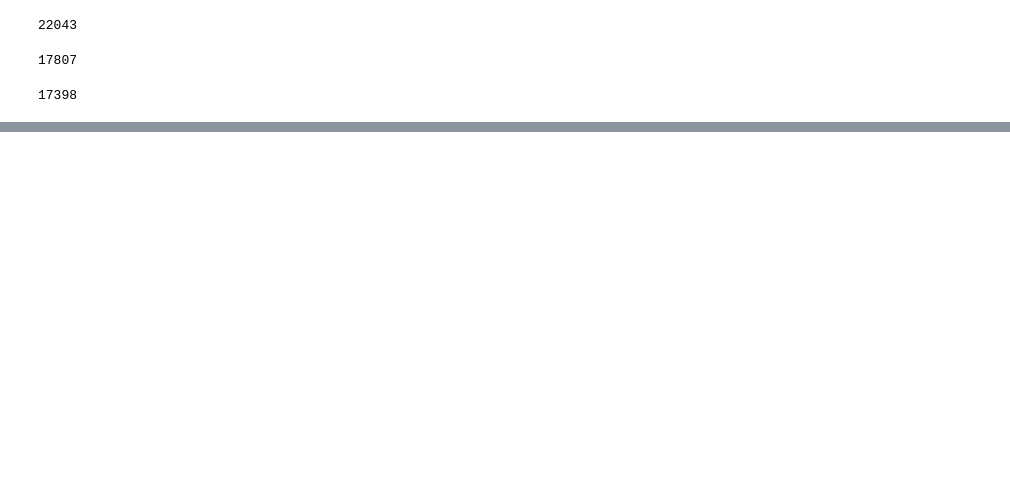
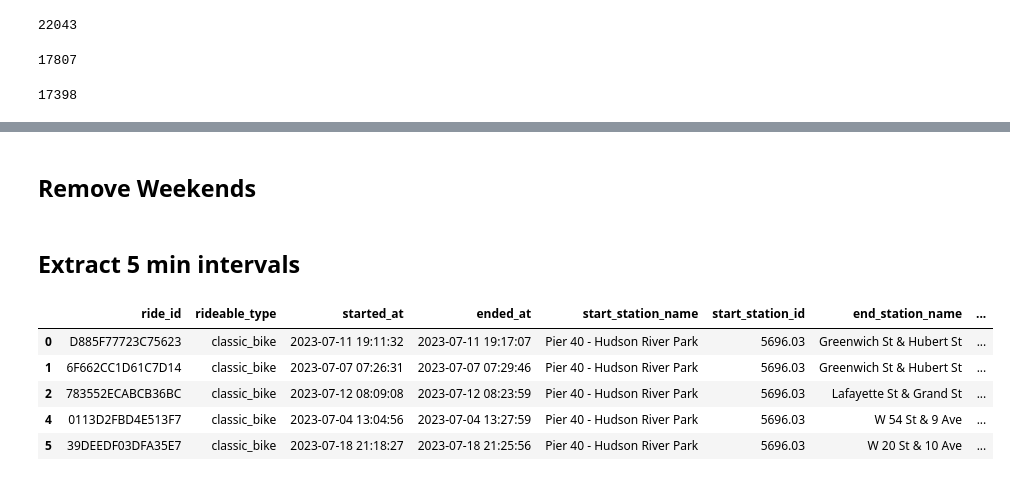
Before and after one commit to bwoody13/nyc-citibike-markovchain, a Jupyter notebook: project.ipynb, the cells around one changed output, grey strips where cells are left out. Saved outputs shown, nothing was run; the diff lists cells and outputs as text; code cells hidden in the pictures; blank space fills up the shorter version.

```diff
--- a/project.ipynb
+++ b/project.ipynb
@@ -223,0 +244,2 @@ Todo after:
+# %% [markdown]
+## Remove Weekends
@@ -223,0 +249,2 @@ Todo after:
+# %% [markdown]
+## Extract 5 min intervals
@@ -223,0 +255,9 @@ Todo after:
+# %%
+df_stations.head()
+# %% [output]
+|  | ride_id | rideable_type | started_at | ended_at | start_station_name | start_station_id | end_station_name | ... |
+| 0 | D885F77723C75623 | classic_bike | 2023-07-11 19:11:32 | 2023-07-11 19:17:07 | Pier 40 - Hudson River Park | 5696.03 | Greenwich St & Hubert St | ... |
+| 1 | 6F662CC1D61C7D14 | classic_bike | 2023-07-07 07:26:31 | 2023-07-07 07:29:46 | Pier 40 - Hudson River Park | 5696.03 | Greenwich St & Hubert St | ... |
+| 2 | 783552ECABCB36BC | classic_bike | 2023-07-12 08:09:08 | 2023-07-12 08:23:59 | Pier 40 - Hudson River Park | 5696.03 | Lafayette St & Grand St | ... |
+| 4 | 0113D2FBD4E513F7 | classic_bike | 2023-07-04 13:04:56 | 2023-07-04 13:27:59 | Pier 40 - Hudson River Park | 5696.03 | W 54 St & 9 Ave | ... |
+| 5 | 39DEEDF03DFA35E7 | classic_bike | 2023-07-18 21:18:27 | 2023-07-18 21:25:56 | Pier 40 - Hudson River Park | 5696.03 | W 20 St & 10 Ave | ... |
```
Also changed, not shown: parts of 17 cells of this notebook.
